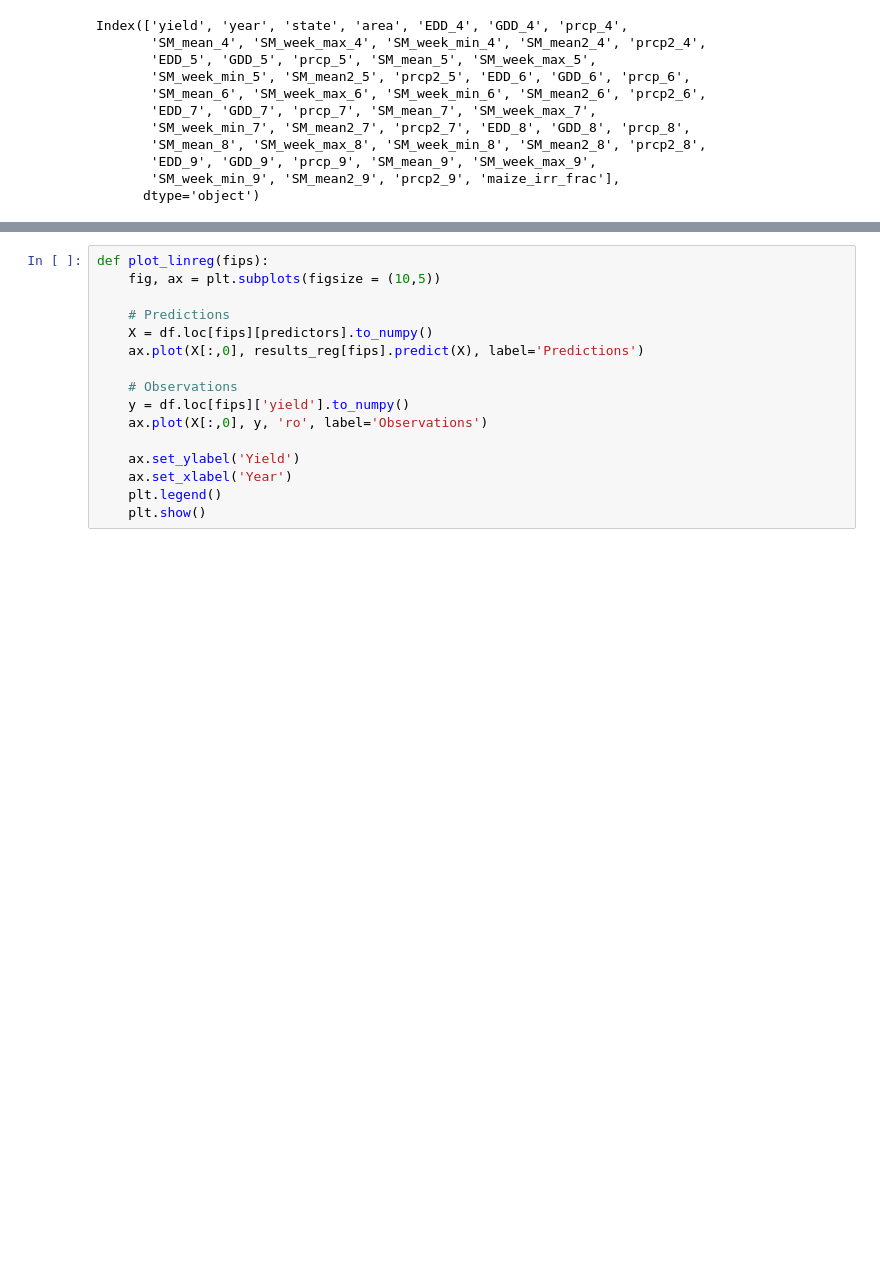
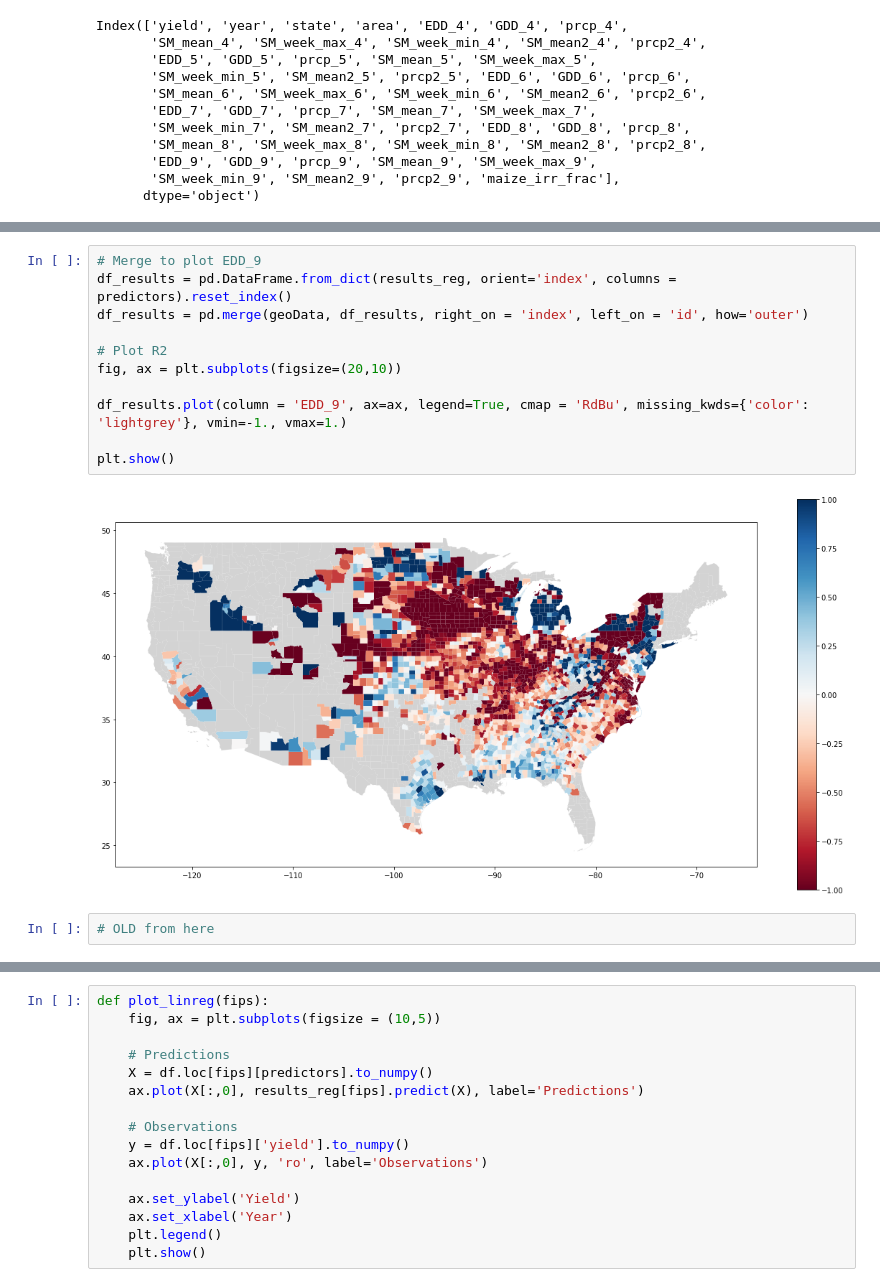
Before and after one commit to david0811/SIMLES_project_CornModel, a Jupyter notebook: SIMLES_project.ipynb, the cells around one changed output, grey strips where cells are left out. Saved outputs shown, nothing was run; the diff lists cells and outputs as text; blank space fills up the shorter version.

```diff
--- a/SIMLES_project.ipynb
+++ b/SIMLES_project.ipynb
@@ -63,0 +103,15 @@ for fips in df.index.unique():
+# %%
+# Merge to plot EDD_9
+df_results = pd.DataFrame.from_dict(results_reg, orient='index', columns = predictors).reset_index()
+df_results = pd.merge(geoData, df_results, right_on = 'index', left_on = 'id', how='outer')
+
+# Plot R2
+fig, ax = plt.subplots(figsize=(20,10))
+
+df_results.plot(column = 'EDD_9', ax=ax, legend=True, cmap = 'RdBu', missing_kwds={'color': 'lightgrey'}, vmin=-1., vmax=1.)
+
+plt.show()
+# %% [output]
+[figure, added]
+# %%
+# OLD from here
```
Also changed, not shown: parts of 22 cells of this notebook.
